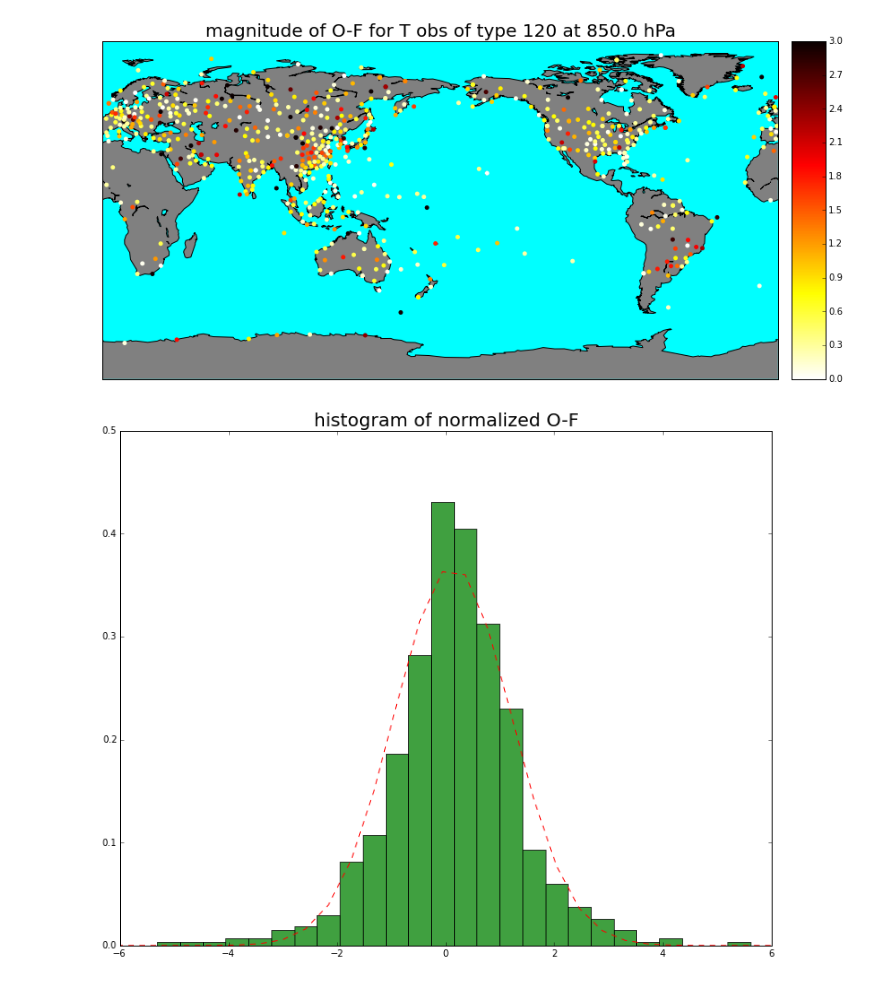
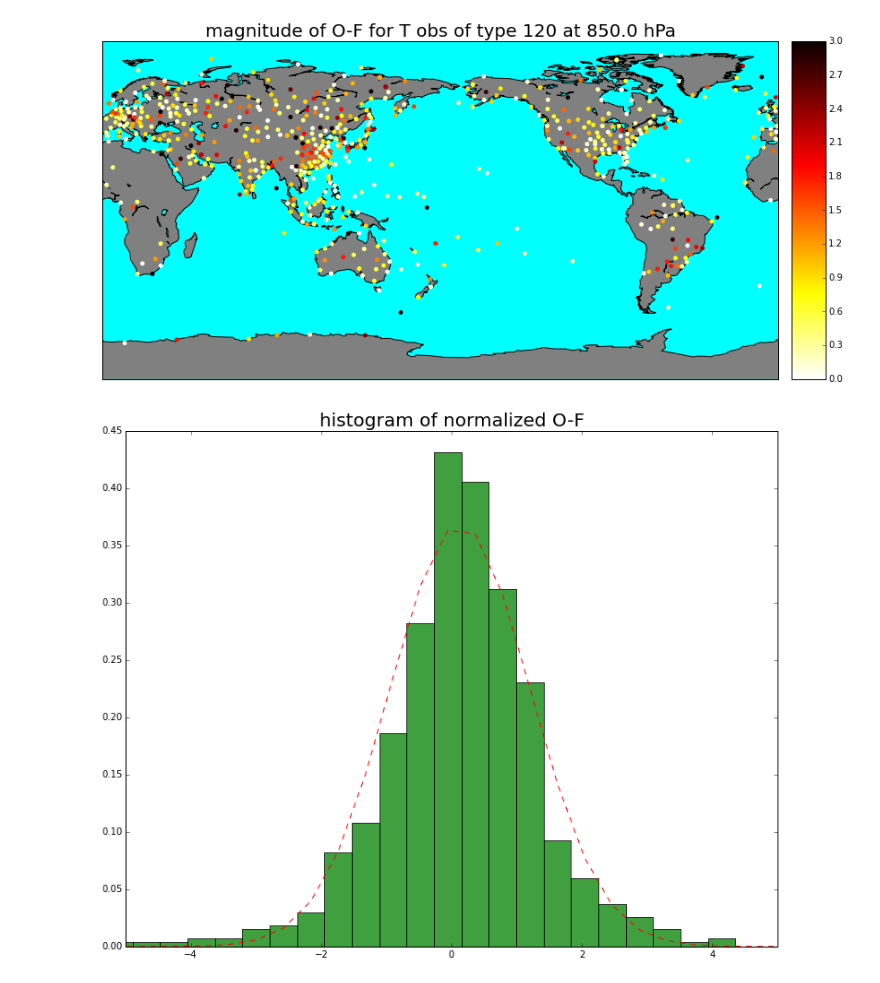
Before and after one commit to tevch/py-ncepbufr, a Jupyter notebook: utils/prepbufrnc.ipynb, the cells around one changed output. Drawn from its saved outputs; the diff is of its cells as text; code cells hidden in the pictures.

```diff
--- a/utils/prepbufrnc.ipynb
+++ b/utils/prepbufrnc.ipynb
@@ -77,19 +77,19 @@ txt=plt.title('magnitude of O-F for %s obs of type %s at %s hPa' % (obtype, obco
 # %%
 # plot histogram of O-F normalized by expected value
 # based on ensemble spread, with 'best fit' gaussian line.
 fig = plt.figure(figsize=(14,10))
 sprdplusr = enssprd**2+bufrerr**2
 norm_depart = ((obs-gsiges)/np.sqrt(sprdplusr))[idx]
 mu = norm_depart.mean(); sigma = norm_depart.var()
 # empirical adjust of variance using huber norm (gaussian plus heavy tails)
-zhuber = 1.1
+zhuber = 1.1 # tunable parameter, see DOI: 10.1002/qj.2440
 sigma = sigma*min(1,0.5+0.25*zhuber)**2
 n, bins, patches = plt.hist(norm_depart, 50, normed=1, facecolor='green', alpha=0.75)
 bincenters = 0.5*(bins[1:]+bins[:-1])
 import matplotlib.mlab as mlab
 y = mlab.normpdf( bincenters, mu, sigma)
 l = plt.plot(bincenters, y, 'r--', linewidth=1)
-xl = plt.xlim(-6,6); plt.ylim(0,0.5)
+xl = plt.xlim(-5,5); plt.ylim(0,0.45)
 title = plt.title('histogram of normalized O-F',fontsize=20)
 # %% [output]
-[figure, old version]
+[figure, new version]
```
